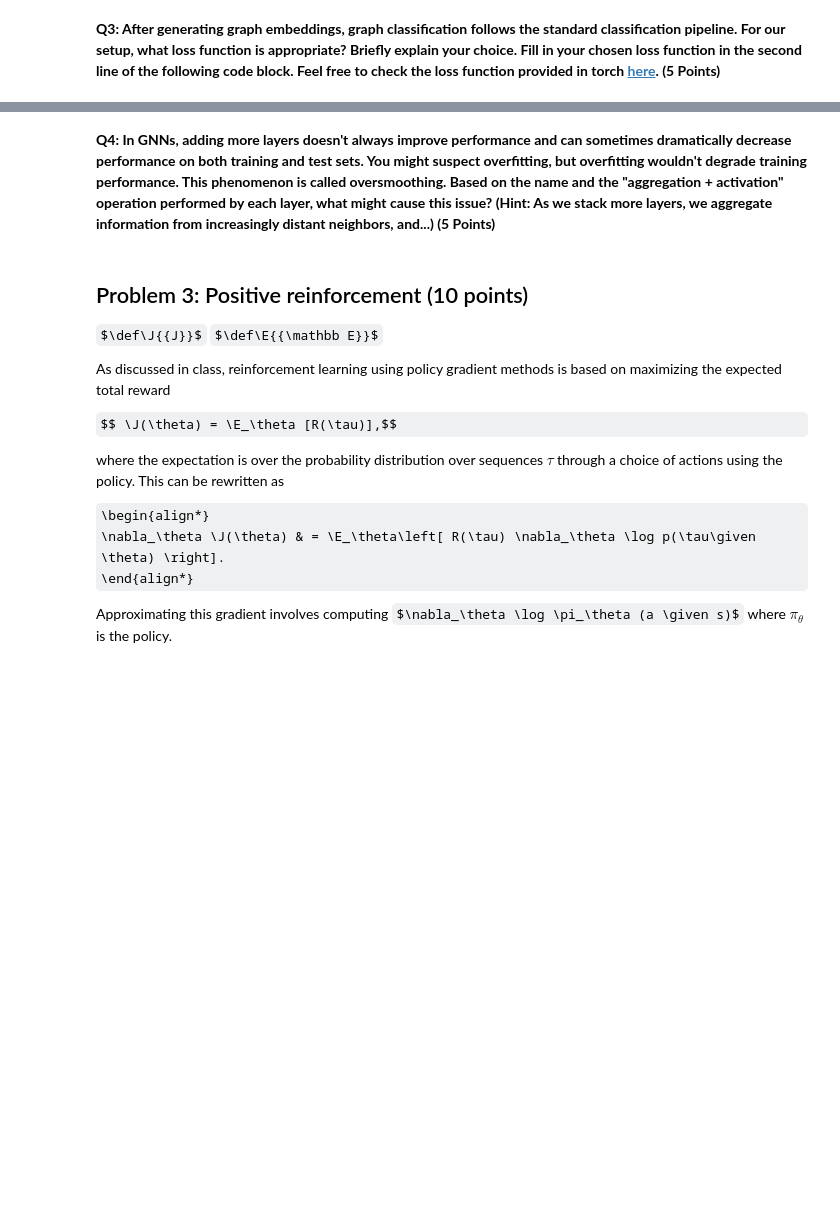
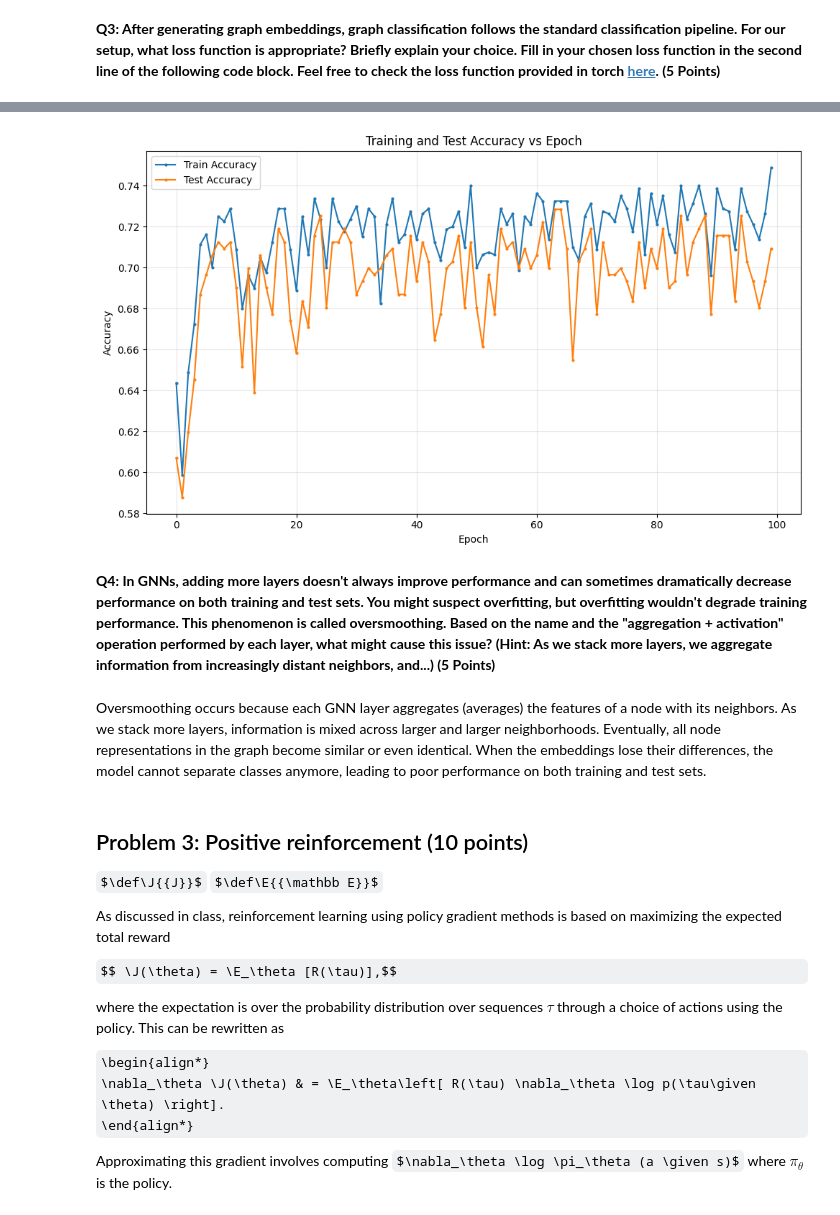
Before and after one commit to wangyf1125/SDS6650, a Jupyter notebook: assignments/assn4/assn4.ipynb, the cells around one changed output, grey strips where cells are left out. Saved outputs shown, nothing was run; the diff lists cells and outputs as text; code cells hidden in the pictures; some formulas as TeX source; blank space fills up the shorter version.

```diff
--- a/assignments/assn4/assn4.ipynb
+++ b/assignments/assn4/assn4.ipynb
@@ -572,6 +580,13 @@ class GCN(torch.nn.Module):
         # write your code here: how do we do GCN operation for the second and third layer
         # approximately 4 lines of code (aggregation + activation)
 
+        # GCN layer 2 and layer 3
+        x = self.conv2(x, edge_index)
+        x = x.relu()
+
+        x = self.conv3(x, edge_index)
+        x = x.relu()
+
         #############################
 
         # 2. Pooling layer
@@ -597,7 +612,7 @@ GCN(
 # %%
 optimizer = torch.optim.Adam(model.parameters(), lr=0.01)
  ## fill in your loss function here
-criterion = ############
+criterion = torch.nn.CrossEntropyLoss()
 
 def train():
     model.train()
@@ -646,5 +677,8 @@ SyntaxError: invalid syntax (ipython-input-1543865618.py, line 3)
+[figure, added]
 # %% [markdown]
 **Q4:  In GNNs, adding more layers doesn't always improve performance and can sometimes dramatically decrease performance on both training and test sets. You might suspect overfitting, but overfitting wouldn't degrade training performance. This phenomenon is called oversmoothing. Based on the name and the "aggregation + activation" operation performed by each layer, what might cause this issue? (Hint: As we stack more layers, we aggregate information from increasingly distant neighbors, and...) (5 Points)**
+# %% [markdown]
+Oversmoothing occurs because each GNN layer aggregates (averages) the features of a node with its neighbors. As we stack more layers, information is mixed across larger and larger neighborhoods. Eventually, all node representations in the graph become similar or even identical. When the embeddings lose their differences, the model cannot separate classes anymore, leading to poor performance on both training and test sets.
 # %% [markdown]
 ##  Problem 3:  Positive reinforcement  (10 points)
 $\def\J{{J}}$
```
Also changed, not shown: parts of 4 cells of this notebook.
